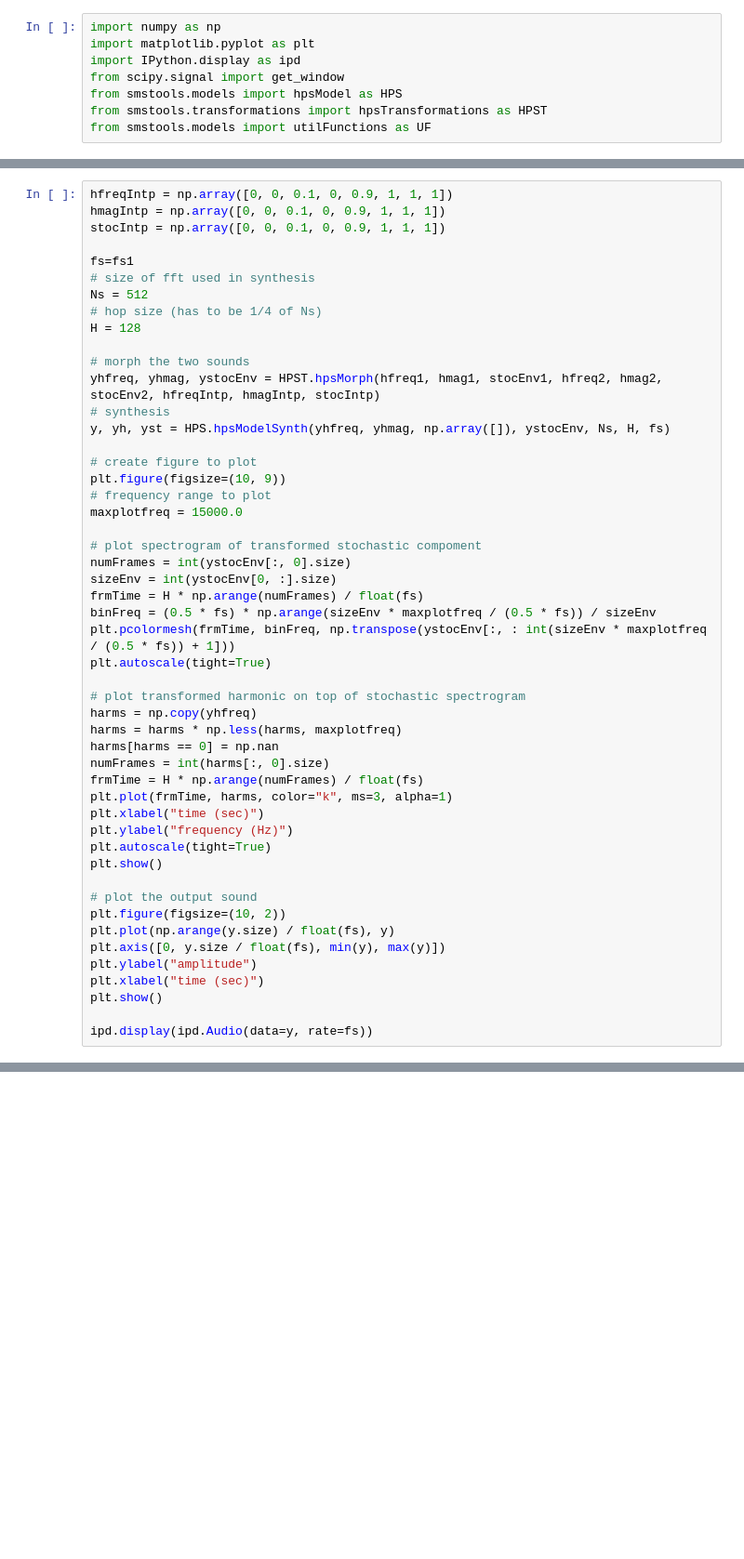
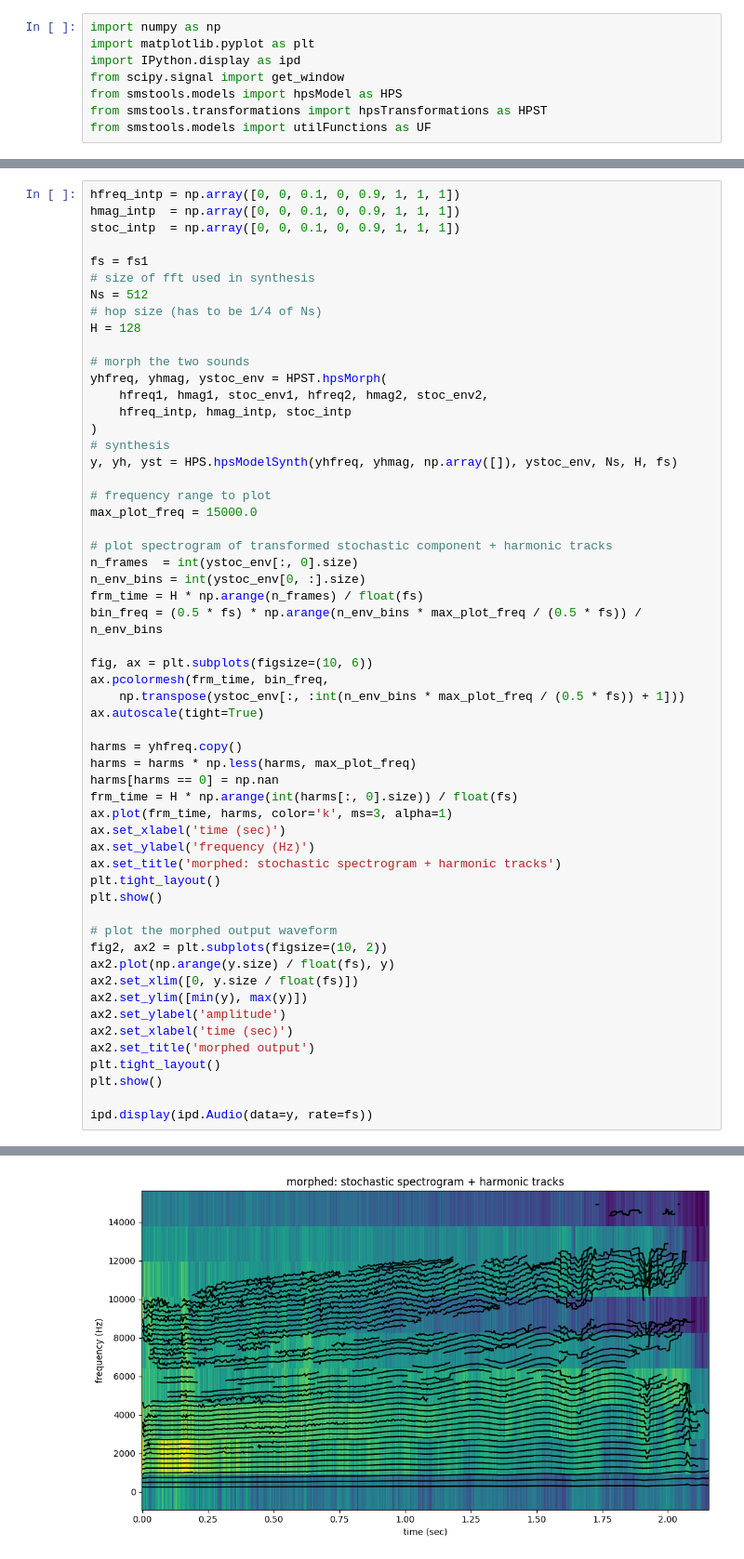
Before and after one commit to MTG/sms-tools-materials, a Jupyter notebook: examples/hps-morph-examples.ipynb, the cells around one changed output, grey strips where cells are left out. Shown at 93% size. Saved outputs shown, nothing was run; the diff lists cells and outputs as text; blank space fills up the shorter version.

```diff
--- a/examples/hps-morph-examples.ipynb
+++ b/examples/hps-morph-examples.ipynb
@@ -114,50 +128,56 @@ plt.show()
 # %%
-hfreqIntp = np.array([0, 0, 0.1, 0, 0.9, 1, 1, 1])
-hmagIntp = np.array([0, 0, 0.1, 0, 0.9, 1, 1, 1])
-stocIntp = np.array([0, 0, 0.1, 0, 0.9, 1, 1, 1])
+hfreq_intp = np.array([0, 0, 0.1, 0, 0.9, 1, 1, 1])
+hmag_intp  = np.array([0, 0, 0.1, 0, 0.9, 1, 1, 1])
+stoc_intp  = np.array([0, 0, 0.1, 0, 0.9, 1, 1, 1])
 
-fs=fs1
+fs = fs1
 # size of fft used in synthesis
 Ns = 512
 # hop size (has to be 1/4 of Ns)
 H = 128
 
 # morph the two sounds
-yhfreq, yhmag, ystocEnv = HPST.hpsMorph(hfreq1, hmag1, stocEnv1, hfreq2, hmag2, stocEnv2, hfreqIntp, hmagIntp, stocIntp)
+yhfreq, yhmag, ystoc_env = HPST.hpsMorph(
+    hfreq1, hmag1, stoc_env1, hfreq2, hmag2, stoc_env2,
+    hfreq_intp, hmag_intp, stoc_intp
+)
 # synthesis
-y, yh, yst = HPS.hpsModelSynth(yhfreq, yhmag, np.array([]), ystocEnv, Ns, H, fs)
+y, yh, yst = HPS.hpsModelSynth(yhfreq, yhmag, np.array([]), ystoc_env, Ns, H, fs)
 
-# create figure to plot
-plt.figure(figsize=(10, 9))
 # frequency range to plot
-maxplotfreq = 15000.0
+max_plot_freq = 15000.0
 
-# plot spectrogram of transformed stochastic compoment
-numFrames = int(ystocEnv[:, 0].size)
-sizeEnv = int(ystocEnv[0, :].size)
-frmTime = H * np.arange(numFrames) / float(fs)
-binFreq = (0.5 * fs) * np.arange(sizeEnv * maxplotfreq / (0.5 * fs)) / sizeEnv
-plt.pcolormesh(frmTime, binFreq, np.transpose(ystocEnv[:, : int(sizeEnv * maxplotfreq / (0.5 * fs)) + 1]))
-plt.autoscale(tight=True)
+# plot spectrogram of transformed stochastic component + harmonic tracks
+n_frames  = int(ystoc_env[:, 0].size)
+n_env_bins = int(ystoc_env[0, :].size)
+frm_time = H * np.arange(n_frames) / float(fs)
+bin_freq = (0.5 * fs) * np.arange(n_env_bins * max_plot_freq / (0.5 * fs)) / n_env_bins
 
-# plot transformed harmonic on top of stochastic spectrogram
-harms = np.copy(yhfreq)
-harms = harms * np.less(harms, maxplotfreq)
+fig, ax = plt.subplots(figsize=(10, 6))
+ax.pcolormesh(frm_time, bin_freq,
+    np.transpose(ystoc_env[:, :int(n_env_bins * max_plot_freq / (0.5 * fs)) + 1]))
+ax.autoscale(tight=True)
+
+harms = yhfreq.copy()
+harms = harms * np.less(harms, max_plot_freq)
 harms[harms == 0] = np.nan
-numFrames = int(harms[:, 0].size)
-frmTime = H * np.arange(numFrames) / float(fs)
-plt.plot(frmTime, harms, color="k", ms=3, alpha=1)
-plt.xlabel("time (sec)")
-plt.ylabel("frequency (Hz)")
-plt.autoscale(tight=True)
+frm_time = H * np.arange(int(harms[:, 0].size)) / float(fs)
+ax.plot(frm_time, harms, color='k', ms=3, alpha=1)
+ax.set_xlabel('time (sec)')
+ax.set_ylabel('frequency (Hz)')
+ax.set_title('morphed: stochastic spectrogram + harmonic tracks')
+plt.tight_layout()
 plt.show()
 
-# plot the output sound
-plt.figure(figsize=(10, 2))
-plt.plot(np.arange(y.size) / float(fs), y)
-plt.axis([0, y.size / float(fs), min(y), max(y)])
-plt.ylabel("amplitude")
-plt.xlabel("time (sec)")
+# plot the morphed output waveform
+fig2, ax2 = plt.subplots(figsize=(10, 2))
+ax2.plot(np.arange(y.size) / float(fs), y)
+ax2.set_xlim([0, y.size / float(fs)])
+ax2.set_ylim([min(y), max(y)])
+ax2.set_ylabel('amplitude')
+ax2.set_xlabel('time (sec)')
+ax2.set_title('morphed output')
+plt.tight_layout()
 plt.show()
 
 ipd.display(ipd.Audio(data=y, rate=fs))
@@ -168,0 +185 @@ The aliases was originally deprecated in NumPy 1.20; for more details and guidan
+[figure, added]
```
Also changed, not shown: parts of 7 cells of this notebook, 14 other files.
